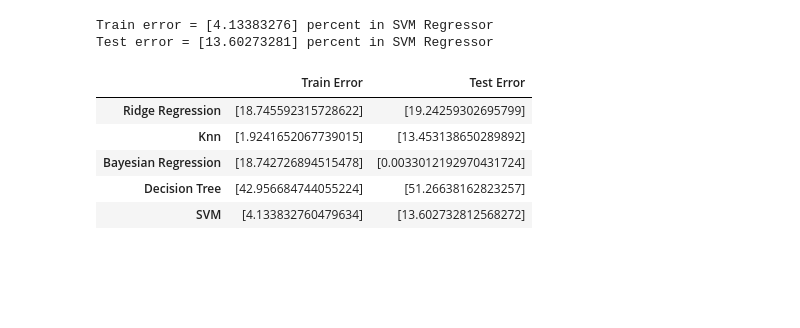
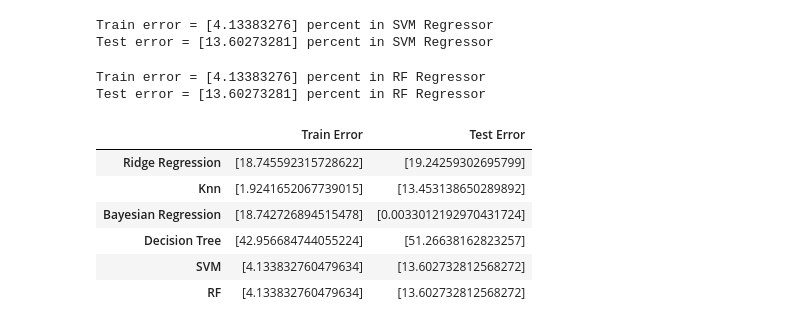
Before and after one commit to deepakarnani/movies-database-ml, a Jupyter notebook: movies_ML_model_selection.ipynb, the cells around one changed output. Cells and saved outputs as stored; diff of their text form; code cells hidden in the pictures; blank space fills up the shorter version.

```diff
--- a/movies_ML_model_selection.ipynb
+++ b/movies_ML_model_selection.ipynb
@@ -304,18 +304,44 @@ print("Test error = "'{}'.format(test_error_svm)+" percent in SVM Regressor")
 # %% [output]
 Train error = [4.13383276] percent in SVM Regressor
 Test error = [13.60273281] percent in SVM Regressor
+# %%
+from sklearn.ensemble import RandomForestClassifier
+
+clf = RandomForestClassifier(n_estimators=28)
+clf = clf.fit(x_train, y_train)
+# accuracy_score(y_test,clf.predict(X_test))
+y1_rf=svm_reg.predict(x_train)
+y1_rf=list(y1_rf)
+y2_rf=svm_reg.predict(x_test)
+y2_rf=list(y2_rf)
+
+error=0
+for i in range(len(y_train)):
+    error+=(abs(y1_rf[i]-y_Train[i])/y_Train[i])
+train_error_rf=error/len(y_Train)*100
+print("Train error = "+'{}'.format(train_error_rf)+" percent"+" in RF Regressor")
+
+error=0
+for i in range(len(y_test)):
+    error+=(abs(y2_rf[i]-Y_test[i])/Y_test[i])
+test_error_rf=error/len(Y_test)*100
+print("Test error = "'{}'.format(test_error_rf)+" percent in RF Regressor")
+# %% [output]
+Train error = [4.13383276] percent in RF Regressor
+Test error = [13.60273281] percent in RF Regressor
 # %%
-train_error=[train_error_ridge,train_error_knn,train_error_bay,train_error_tree,train_error_svm]
-test_error=[test_error_ridge,test_error_knn,test_error_bay,test_error_tree,test_error_svm]
+train_error=[train_error_ridge,train_error_knn,train_error_bay,train_error_tree,train_error_svm, train_error_rf]
+test_error=[test_error_ridge,test_error_knn,test_error_bay,test_error_tree,test_error_svm, test_error_rf]
 
 col={'Train Error':train_error,'Test Error':test_error}
-models=['Ridge Regression','Knn','Bayesian Regression','Decision Tree','SVM']
+models=['Ridge Regression','Knn','Bayesian Regression','Decision Tree','SVM', 'RF']
 df=DataFrame(data=col,index=models)
 df
 # %% [output]
 |  | Train Error | Test Error |
 | Ridge Regression | [18.745592315728622] | [19.24259302695799] |
 | Knn | [1.9241652067739015] | [13.453138650289892] |
 | Bayesian Regression | [18.742726894515478] | [0.0033012192970431724] |
 | Decision Tree | [42.956684744055224] | [51.26638162823257] |
 | SVM | [4.133832760479634] | [13.602732812568272] |
+| RF | [4.133832760479634] | [13.602732812568272] |
```
Also changed, not shown: 2 other files.
